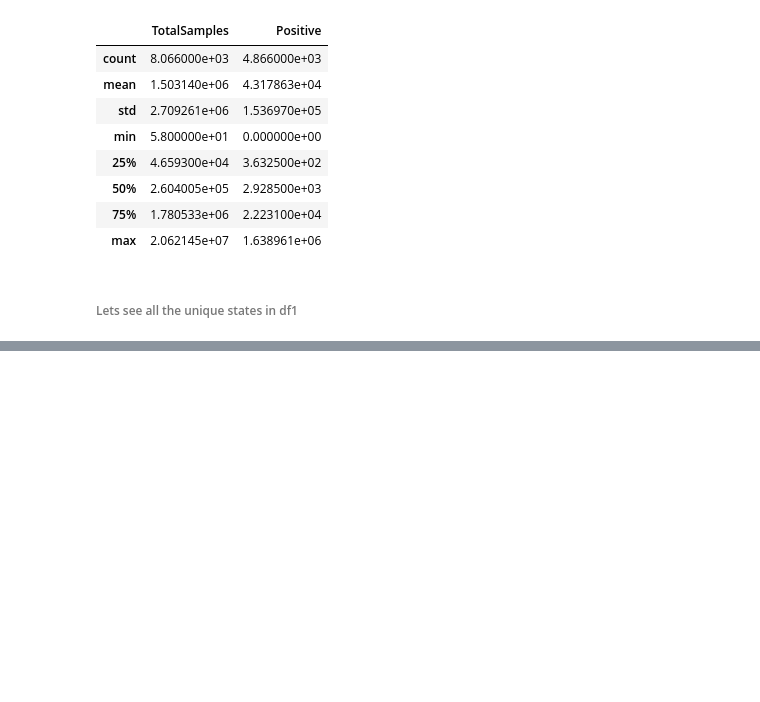
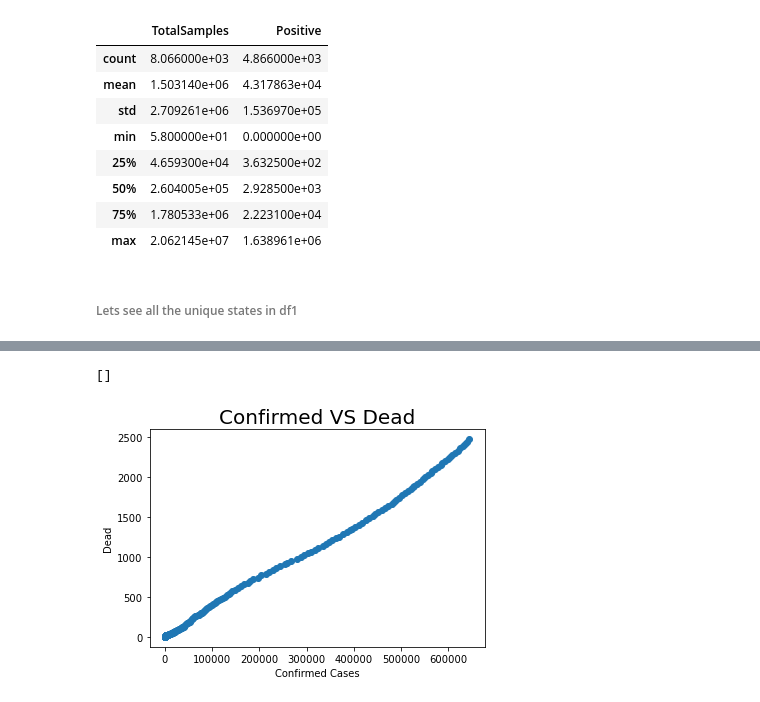
Before and after one commit to Spartan-119/Kaggle, a Jupyter notebook: Covid India.ipynb, the cells around one changed output, grey strips where cells are left out. Saved outputs shown, nothing was run; the diff lists cells and outputs as text; code cells hidden in the pictures; blank space fills up the shorter version.

```diff
--- a/Covid India.ipynb
+++ b/Covid India.ipynb
@@ -89,0 +140,11 @@ df1.groupby(df1['State/UnionTerritory']).count()
+# %%
+x = kerala_df['Confirmed']
+y = kerala_df['Deaths']
+plt.xlabel('Confirmed Cases')
+plt.ylabel('Dead')
+plt.title('Confirmed VS Dead', fontsize = 20)
+plt.scatter(x, y)
+plt.plot()
+# %% [output]
+[]
+[figure, added]
```
Also changed, not shown: parts of 7 cells of this notebook.
